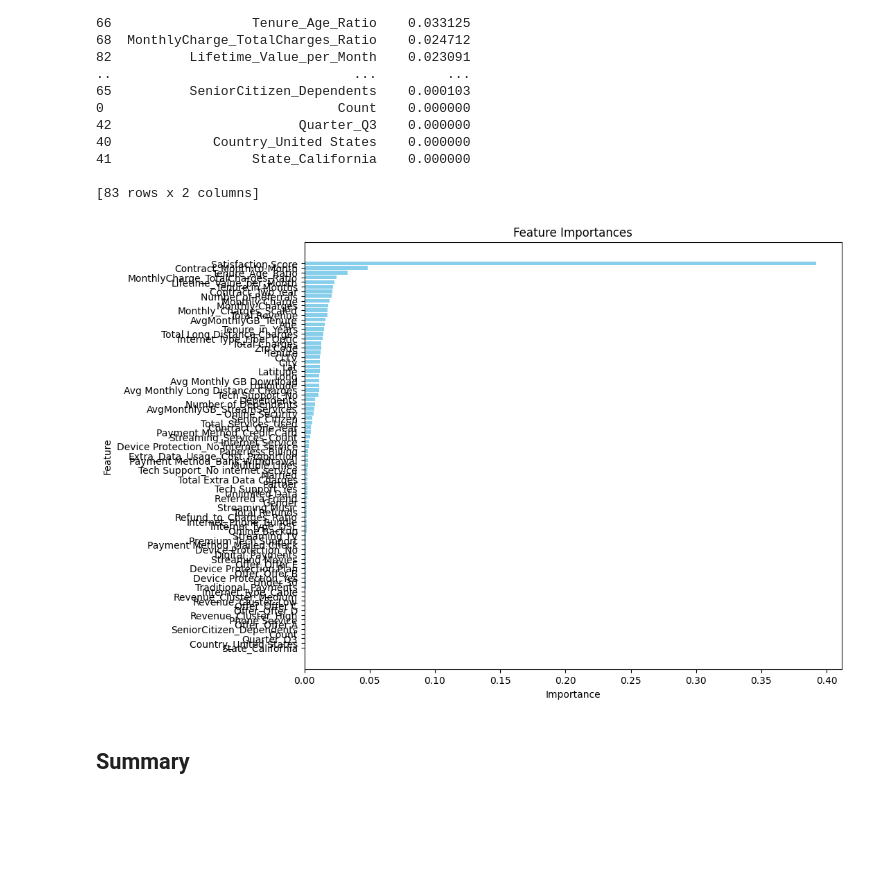
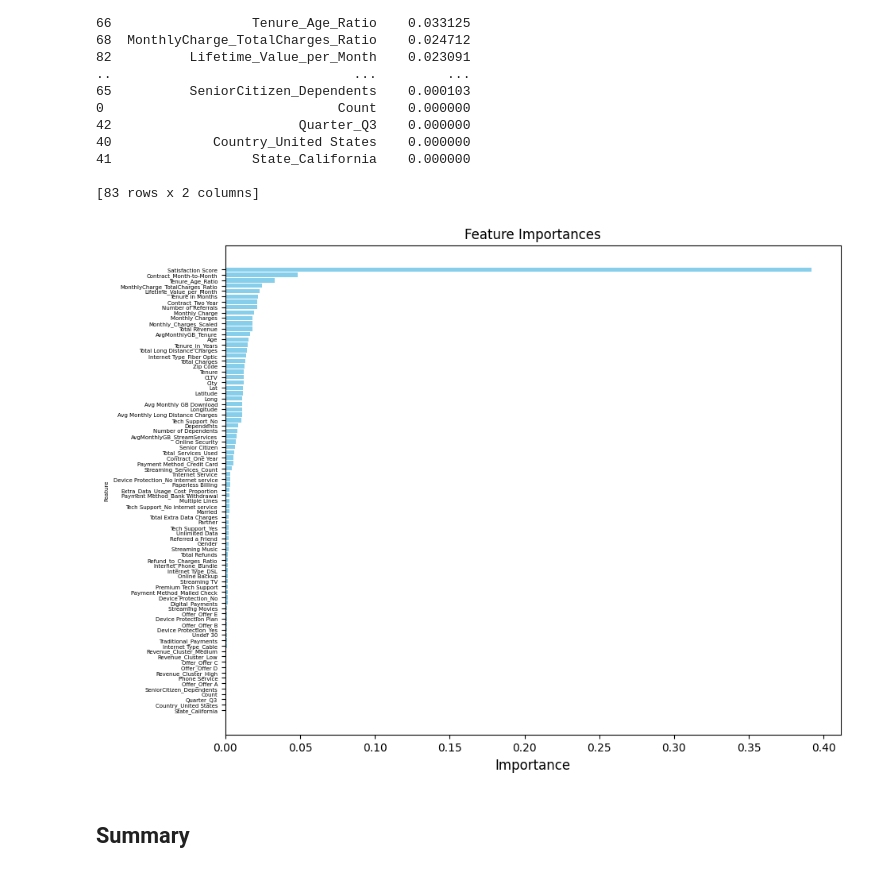
Before and after one commit to eelisee/telco-customer-churn, a Jupyter notebook: 4_analysis/5_Random_Forest.ipynb, the cells around one changed output. Drawn from its saved outputs; the diff is of its cells as text; code cells hidden in the pictures; blank space fills up the shorter version.

```diff
--- a/4_analysis/5_Random_Forest.ipynb
+++ b/4_analysis/5_Random_Forest.ipynb
@@ -100,16 +100,17 @@ print(importances)
 # %%
 import matplotlib.pyplot as plt
 
 # Plot the feature importances
 plt.figure(figsize=(10, 8))
 plt.barh(importances['Feature'], importances['Importance'], color='skyblue')
-plt.xlabel('Importance')
-plt.ylabel('Feature')
+plt.xlabel('Importance', fontsize=12)
+plt.ylabel('Feature', fontsize=5)
+plt.yticks(fontsize=5)
 plt.title('Feature Importances')
 plt.gca().invert_yaxis()
 plt.show()
 # %% [output]
-[figure, old version]
+[figure, new version]
 # %% [markdown]
 ## Summary
 # %% [markdown]
```
Also changed, not shown: 9 other files.
